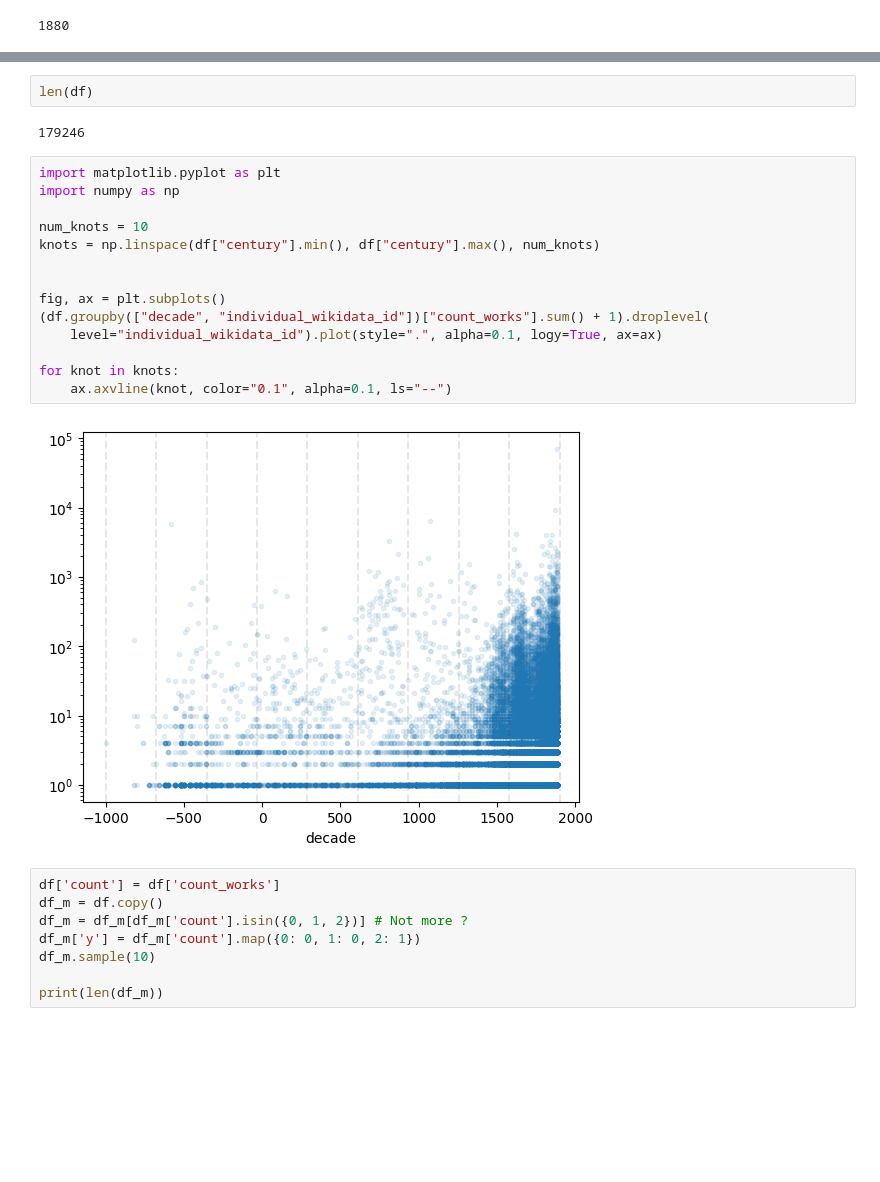
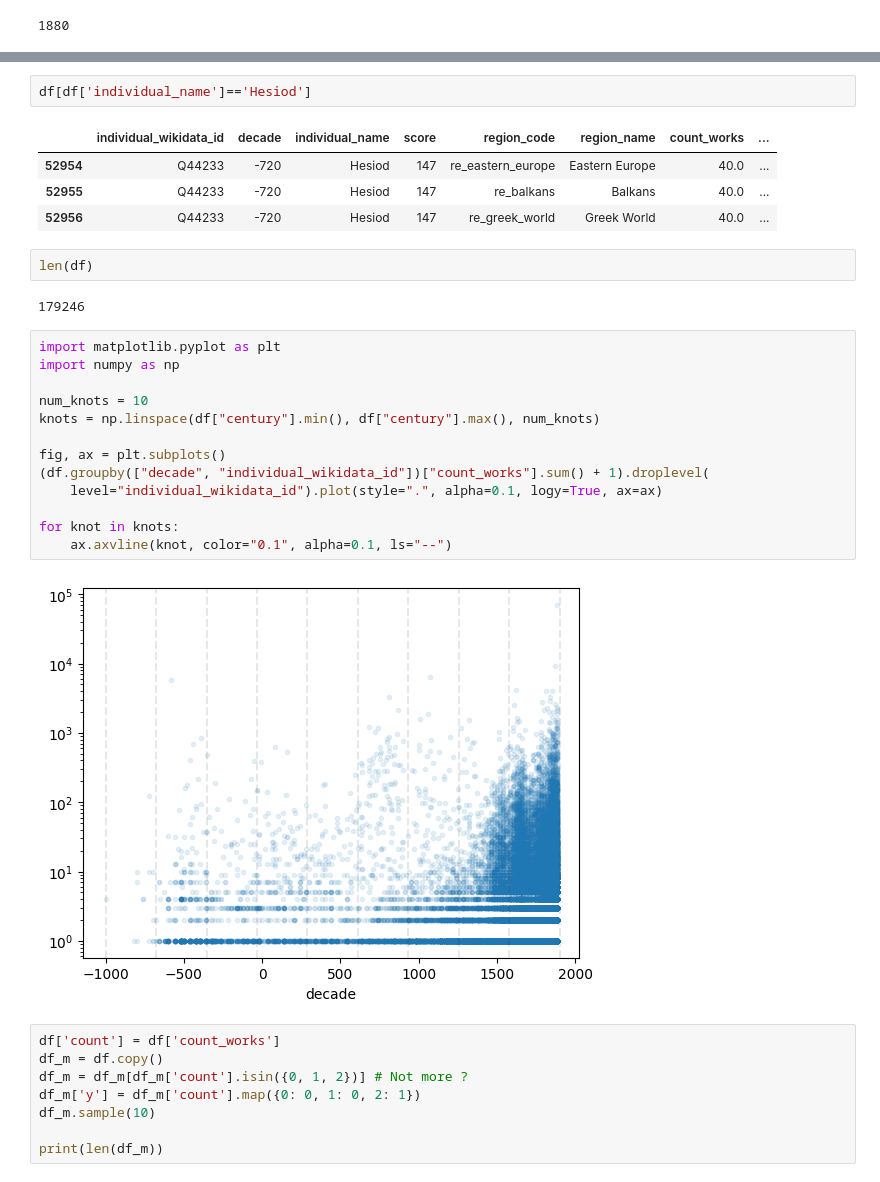
Before and after one commit to charlesdedampierre/cultura_project, a Jupyter notebook: unseen_species_model/regression_charles.ipynb, the cells around one changed output, grey strips where cells are left out. Saved outputs shown, nothing was run; the diff lists cells and outputs as text; blank space fills up the shorter version.

```diff
--- a/unseen_species_model/regression_charles.ipynb
+++ b/unseen_species_model/regression_charles.ipynb
@@ -43,3 +28,10 @@ max(df.decade)
+# %%
+df[df['individual_name']=='Hesiod']
+# %% [output]
+|  | individual_wikidata_id | decade | individual_name | score | region_code | region_name | count_works | ... |
+| 52954 | Q44233 | -720 | Hesiod | 147 | re_eastern_europe | Eastern Europe | 40.0 | ... |
+| 52955 | Q44233 | -720 | Hesiod | 147 | re_balkans | Balkans | 40.0 | ... |
+| 52956 | Q44233 | -720 | Hesiod | 147 | re_greek_world | Greek World | 40.0 | ... |
 # %%
 len(df)
 # %% [output]
@@ -51,7 +43,6 @@ import numpy as np
 num_knots = 10
 knots = np.linspace(df["century"].min(), df["century"].max(), num_knots)
 
-
 fig, ax = plt.subplots()
 (df.groupby(["decade", "individual_wikidata_id"])["count_works"].sum() + 1).droplevel(
     level="individual_wikidata_id").plot(style=".", alpha=0.1, logy=True, ax=ax)
```
Also changed, not shown: parts of 3 cells of this notebook, 3 other files.
